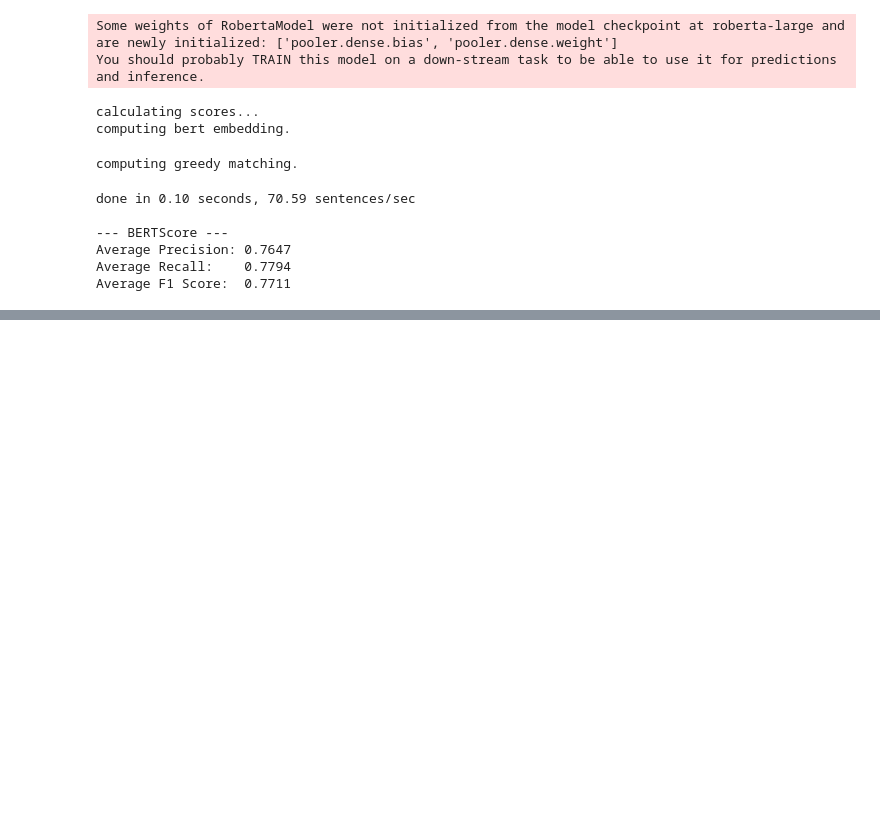
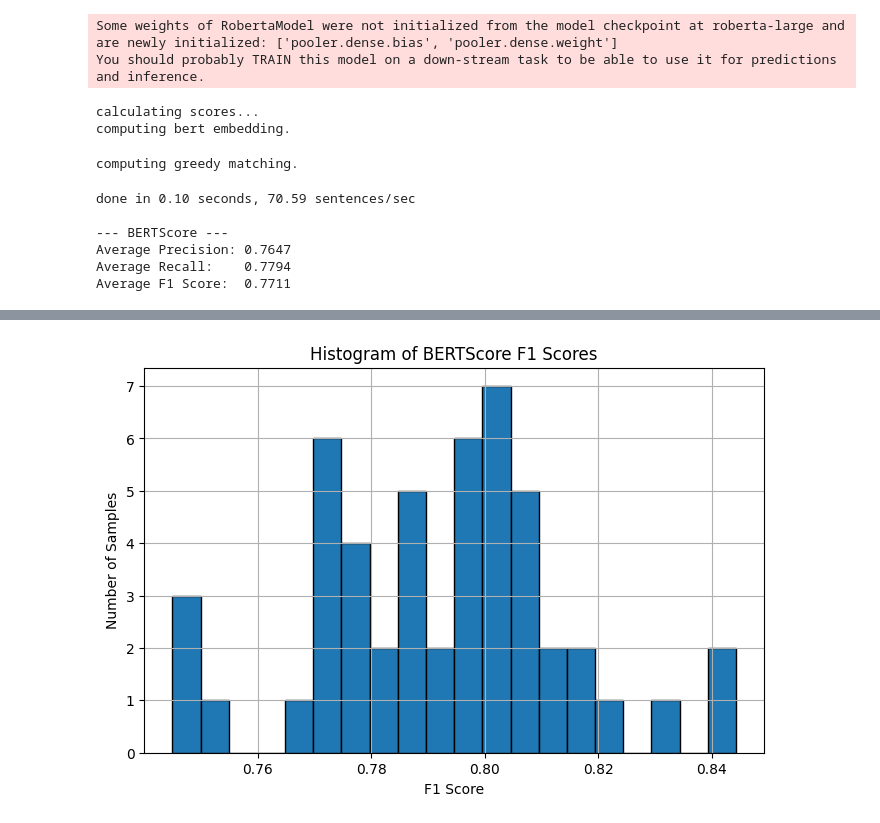
Before and after one commit to rishabhBudhouliya/MLOps, a Jupyter notebook: model_serving/offline_eval.ipynb, the cells around one changed output, grey strips where cells are left out. Cells and saved outputs as stored; diff of their text form; code cells hidden in the pictures; blank space fills up the shorter version.

```diff
--- a/model_serving/offline_eval.ipynb
+++ b/model_serving/offline_eval.ipynb
@@ -286,0 +317,32 @@ Average F1 Score:  0.7711
+# %%
+for i, batch in enumerate(tqdm(test_loader)):
+    input_ids = batch["input_ids"].to(device)
+    attention_mask = batch["attention_mask"].to(device)
+
+    with torch.no_grad():
+        output_ids = model.generate(
+            input_ids=input_ids,
+            attention_mask=attention_mask,
+            max_new_tokens=128,
+            do_sample=False,
+            pad_token_id=tokenizer.eos_token_id
+        )
+
+    decoded = tokenizer.decode(output_ids[0], skip_special_tokens=True)
+
+    # Remove prompt portion
+    input_text = tokenizer.decode(input_ids[0], skip_special_tokens=True)
+    response_part = decoded[len(input_text):].strip()
+
+    generated_outputs.append(response_part)
+    references.append(processed_dataset_test[i]["comment"])
+# %%
+# Compute BERTScore
+assert len(generated_outputs) == len(references), "Mismatch in output and reference lengths"
+
+P, R, F1 = score(generated_outputs, references, lang="en", verbose=True)
+
+print(f"\n--- BERTScore ---")
+print(f"Average Precision: {P.mean().item():.4f}")
+print(f"Average Recall:    {R.mean().item():.4f}")
+print(f"Average F1 Score:  {F1.mean().item():.4f}")
@@ -286,0 +361,15 @@ Average F1 Score:  0.7711
+# %%
+import matplotlib.pyplot as plt
+
+# Convert F1 tensor to list
+f1_scores = F1.tolist()
+
+plt.figure(figsize=(8, 5))
+plt.hist(f1_scores, bins=20, edgecolor='black')
+plt.title("Histogram of BERTScore F1 Scores")
+plt.xlabel("F1 Score")
+plt.ylabel("Number of Samples")
+plt.grid(True)
+plt.show()
+# %% [output]
+[figure, added]
```
Also changed, not shown: parts of 15 cells of this notebook.
